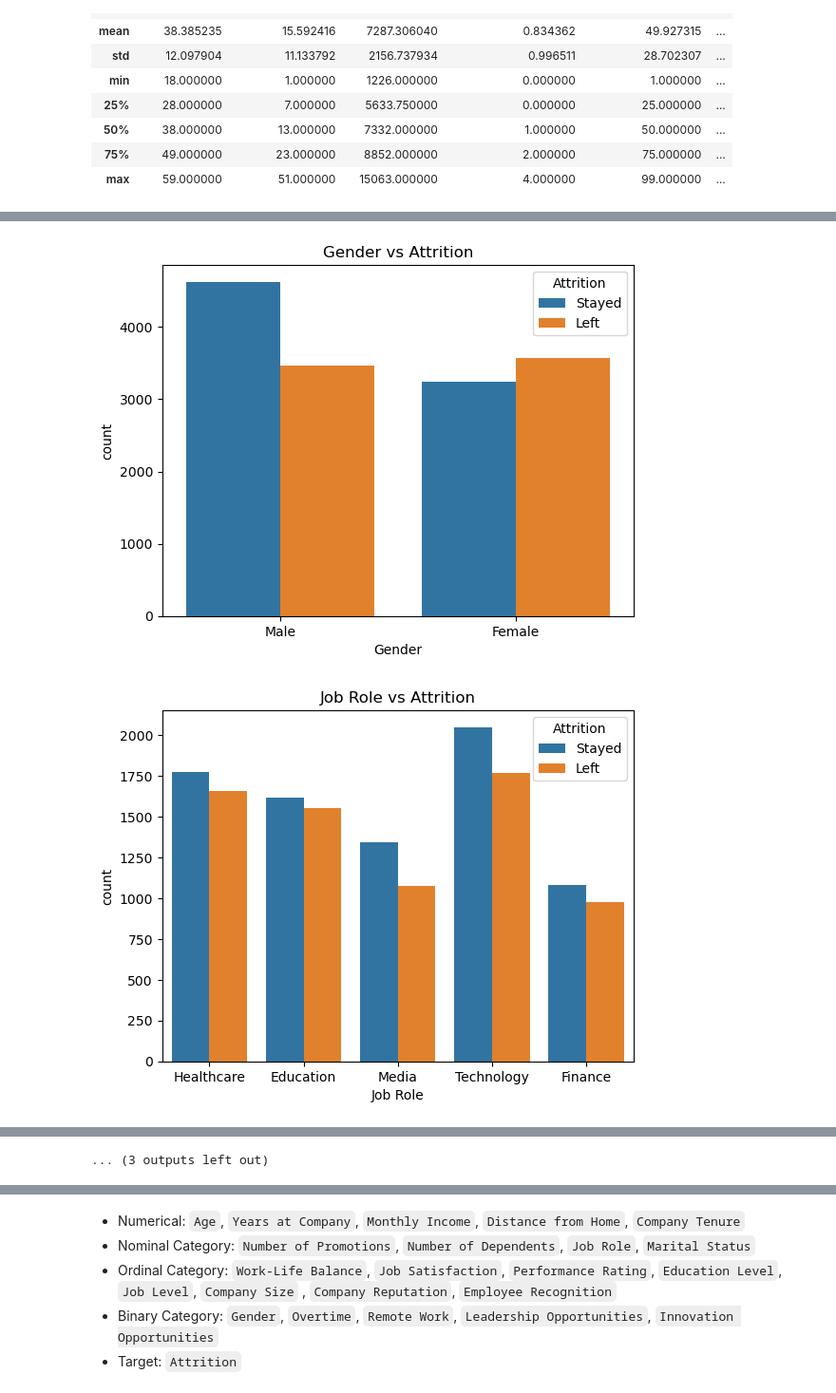
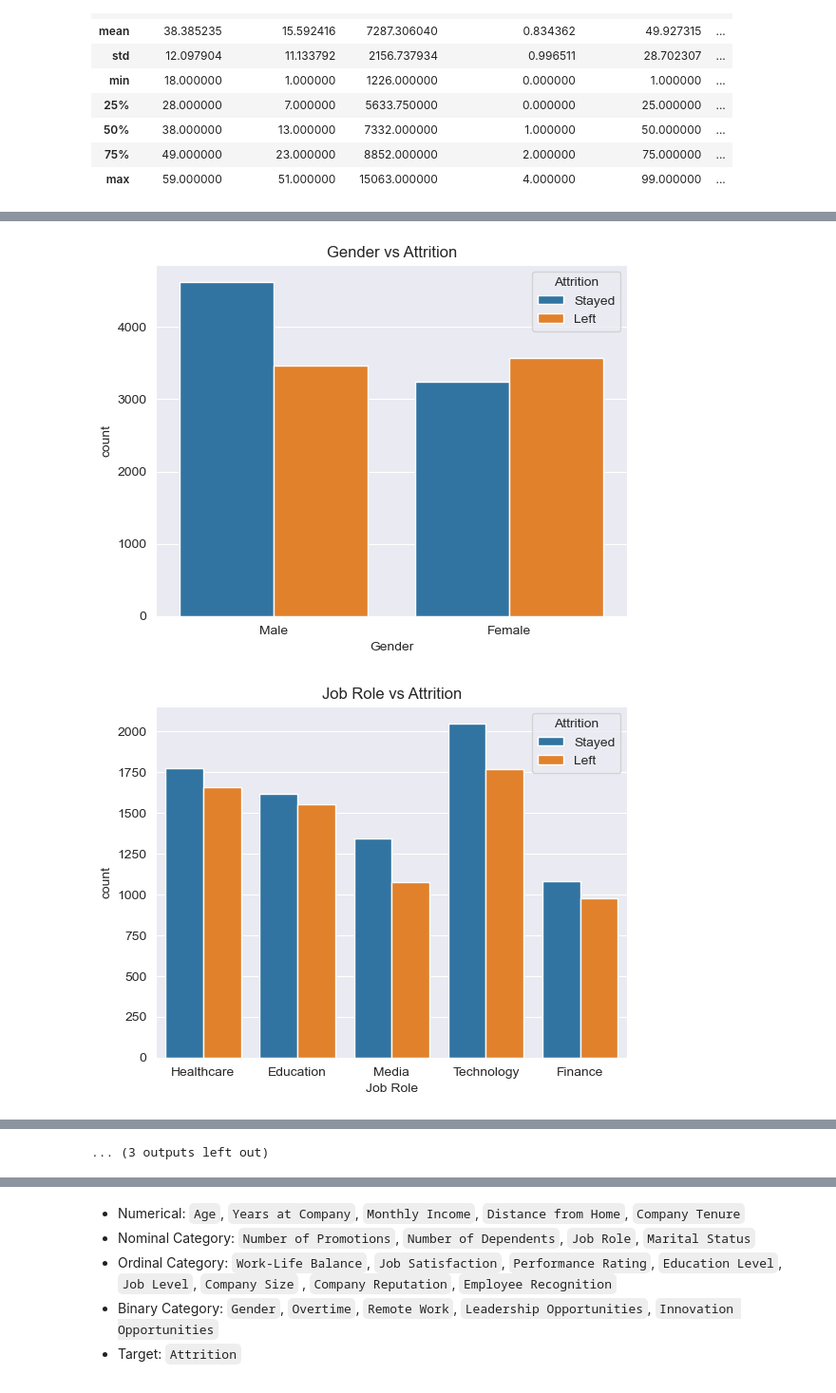
Before and after one commit to Mazen-2005/Employee-Attrition-Prediction-Classification-, a Jupyter notebook: notebooks/Employee Attrition.ipynb, the cells around one changed output, grey strips where cells are left out. Shown at 95% size. Cells and saved outputs as stored; diff of their text form; code cells hidden in the pictures.

```diff
--- a/notebooks/Employee Attrition.ipynb
+++ b/notebooks/Employee Attrition.ipynb
@@ -63,6 +70,7 @@ df.describe()
 | 75% | 49.000000 | 23.000000 | 8852.000000 | 2.000000 | 75.000000 | ... |
 | max | 59.000000 | 51.000000 | 15063.000000 | 4.000000 | 99.000000 | ... |
 # %%
+sns.set_style('darkgrid')
 sns.countplot(x='Attrition', data=df)
 plt.title('Attrition Distribution')
 plt.show()
@@ -71,5 +79,6 @@ plt.show()
 # %%
 plt.figure(figsize = (25,70))
+sns.set_style('darkgrid')
 cat_cols = df.select_dtypes(include=['object']).columns
 cat_cols = cat_cols.drop('Attrition')
 for i, col in enumerate(cat_cols):
@@ -101,8 +110,9 @@ plt.show()
 # %%
+sns.set_style('darkgrid')
 for col in cat_cols:
     sns.countplot(x=col, data=df, hue='Attrition')
     plt.title(f'{col} vs Attrition')
     plt.show()
 # %% [output]
-[figure, old version]
+[figure, new version]
-[figure, old version]
+[figure, new version]
```
Also changed, not shown: parts of 14 cells of this notebook.
